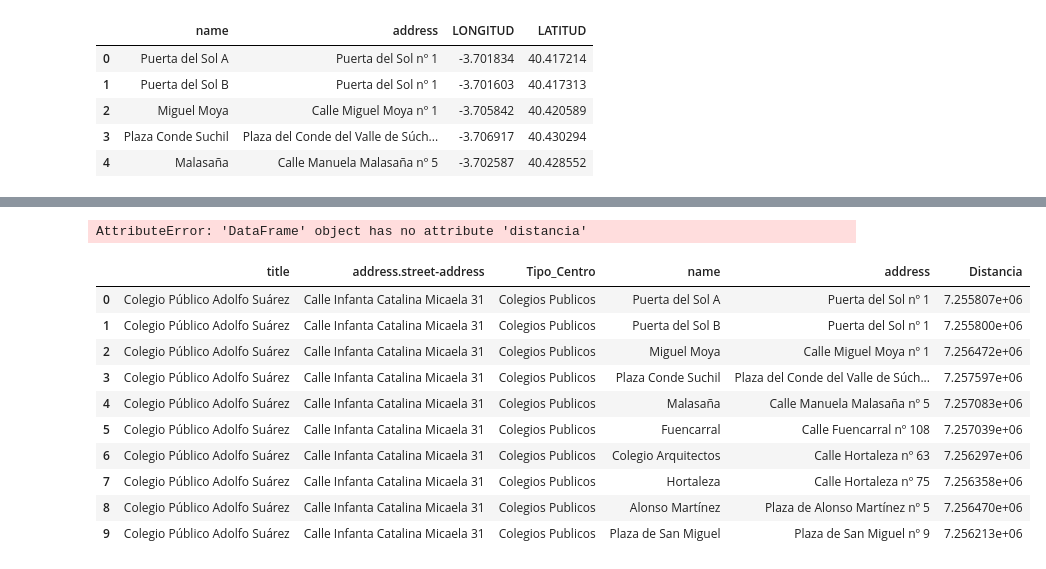
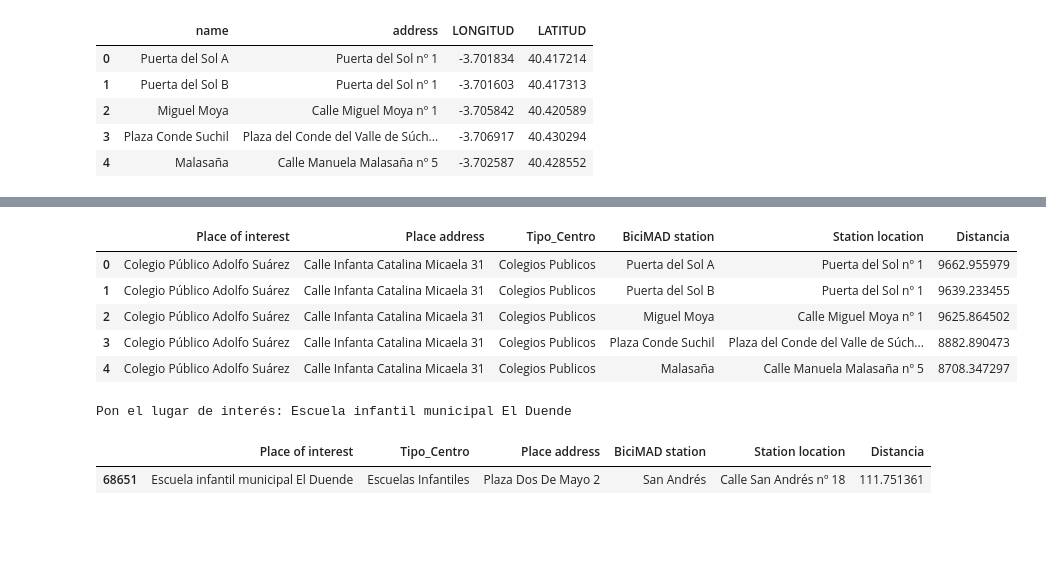
Before and after one commit to napoleonthevitzla/ih_datamadpt1121_project_m1, a Jupyter notebook: Notebook/PseudoCode_projecto_IH_M1.ipynb, the cells around one changed output, grey strips where cells are left out. Cells and saved outputs as stored; diff of their text form; code cells hidden in the pictures; blank space fills up the shorter version.

```diff
--- a/Notebook/PseudoCode_projecto_IH_M1.ipynb
+++ b/Notebook/PseudoCode_projecto_IH_M1.ipynb
@@ -219,8 +219,14 @@ bicimad_data.head()
 # %%
 ## Renombramos las columnas de nuestros dataframes:
 
-ayuntamiento_data = ayuntamiento_data.rename(columns={'location.latitude':'lat_start','location.longitude':'long_start'})
-bicimad_data = bicimad_data.rename(columns={'LONGITUD':'lat_finish','LATITUD':'long_finish'})
+ayuntamiento_data = ayuntamiento_data.rename(columns={'location.latitude':'lat_start','location.longitude':'long_start','title':'Place of interest','address.street-address':'Place address'})
+bicimad_data = bicimad_data.rename(columns={'LATITUD':'lat_finish',
+                                            'LONGITUD':'long_finish',
+                                            'name':'BiciMAD station',
+                                            'address':'Station location'})
+
+
+# RENAME
 # %%
 ### introducir valores en la columna distance con lambda
 ayuntamiento_data["PUNTO A"] = ayuntamiento_data.apply(lambda x: to_mercator(x["lat_start"],x["long_start"]), axis = 1)
@@ -233,8 +256,6 @@ dataset = pd.merge(ayuntamiento_data,bicimad_data,how="cross")
 ## AÑADIMOS LA COLUMNA con el resultado de distance meters:
 
 dataset['Distancia'] = dataset.apply(lambda x: distance_m(x["PUNTO A"], x["PUNTO B"]), axis = 1)
-# %% [output]
-AttributeError: 'DataFrame' object has no attribute 'distancia'
 # %%
 #Limpiamos las columnas que no necesitamos:
 
@@ -243,16 +264,11 @@ dataset = dataset.drop(['lat_start','long_start', 'long_finish', 'lat_finish'],
 #Limpiamos las columnas que no necesitamos:(PUNTO A)
 dataset = dataset.drop(['PUNTO A','PUNTO B'], axis='columns')
 # %%
-dataset.head(10)
+dataset.head()
 # %% [output]
-|  | title | address.street-address | Tipo_Centro | name | address | Distancia |
-| 0 | Colegio Público Adolfo Suárez | Calle Infanta Catalina Micaela 31 | Colegios Publicos | Puerta del Sol A | Puerta del Sol nº 1 | 7.255807e+06 |
-| 1 | Colegio Público Adolfo Suárez | Calle Infanta Catalina Micaela 31 | Colegios Publicos | Puerta del Sol B | Puerta del Sol nº 1 | 7.255800e+06 |
-| 2 | Colegio Público Adolfo Suárez | Calle Infanta Catalina Micaela 31 | Colegios Publicos | Miguel Moya | Calle Miguel Moya nº 1 | 7.256472e+06 |
-| 3 | Colegio Público Adolfo Suárez | Calle Infanta Catalina Micaela 31 | Colegios Publicos | Plaza Conde Suchil | Plaza del Conde del Valle de Súch... | 7.257597e+06 |
-| 4 | Colegio Público Adolfo Suárez | Calle Infanta Catalina Micaela 31 | Colegios Publicos | Malasaña | Calle Manuela Malasaña nº 5 | 7.257083e+06 |
-| 5 | Colegio Público Adolfo Suárez | Calle Infanta Catalina Micaela 31 | Colegios Publicos | Fuencarral | Calle Fuencarral nº 108 | 7.257039e+06 |
-| 6 | Colegio Público Adolfo Suárez | Calle Infanta Catalina Micaela 31 | Colegios Publicos | Colegio Arquitectos | Calle Hortaleza nº 63 | 7.256297e+06 |
-| 7 | Colegio Público Adolfo Suárez | Calle Infanta Catalina Micaela 31 | Colegios Publicos | Hortaleza | Calle Hortaleza nº 75 | 7.256358e+06 |
-| 8 | Colegio Público Adolfo Suárez | Calle Infanta Catalina Micaela 31 | Colegios Publicos | Alonso Martínez | Plaza de Alonso Martínez nº 5 | 7.256470e+06 |
-| 9 | Colegio Público Adolfo Suárez | Calle Infanta Catalina Micaela 31 | Colegios Publicos | Plaza de San Miguel | Plaza de San Miguel nº 9 | 7.256213e+06 |
+|  | Place of interest | Place address | Tipo_Centro | BiciMAD station | Station location | Distancia |
+| 0 | Colegio Público Adolfo Suárez | Calle Infanta Catalina Micaela 31 | Colegios Publicos | Puerta del Sol A | Puerta del Sol nº 1 | 9662.955979 |
+| 1 | Colegio Público Adolfo Suárez | Calle Infanta Catalina Micaela 31 | Colegios Publicos | Puerta del Sol B | Puerta del Sol nº 1 | 9639.233455 |
+| 2 | Colegio Público Adolfo Suárez | Calle Infanta Catalina Micaela 31 | Colegios Publicos | Miguel Moya | Calle Miguel Moya nº 1 | 9625.864502 |
+| 3 | Colegio Público Adolfo Suárez | Calle Infanta Catalina Micaela 31 | Colegios Publicos | Plaza Conde Suchil | Plaza del Conde del Valle de Súch... | 8882.890473 |
+| 4 | Colegio Público Adolfo Suárez | Calle Infanta Catalina Micaela 31 | Colegios Publicos | Malasaña | Calle Manuela Malasaña nº 5 | 8708.347297 |
@@ -260,0 +287,11 @@ dataset.head(10)
+# %%
+
+## Función que recibe el input ("title") y devuelve un solo resultado
+df_filter = dataset[dataset["Place of interest"] == input('Pon el lugar de interés: ')]
+pre_minimum = df_filter[df_filter['Distancia'] == df_filter['Distancia'].min()]
+minimum = pre_minimum[["Place of interest","Tipo_Centro","Place address","BiciMAD station","Station location","Distancia"]]
+minimum
+# %% [output]
+Pon el lugar de interés: Escuela infantil municipal El Duende
+|  | Place of interest | Tipo_Centro | Place address | BiciMAD station | Station location | Distancia |
+| 68651 | Escuela infantil municipal El Duende | Escuelas Infantiles | Plaza Dos De Mayo 2 | San Andrés | Calle San Andrés nº 18 | 111.751361 |
```
Also changed, not shown: parts of 6 cells of this notebook, 3 other files.
